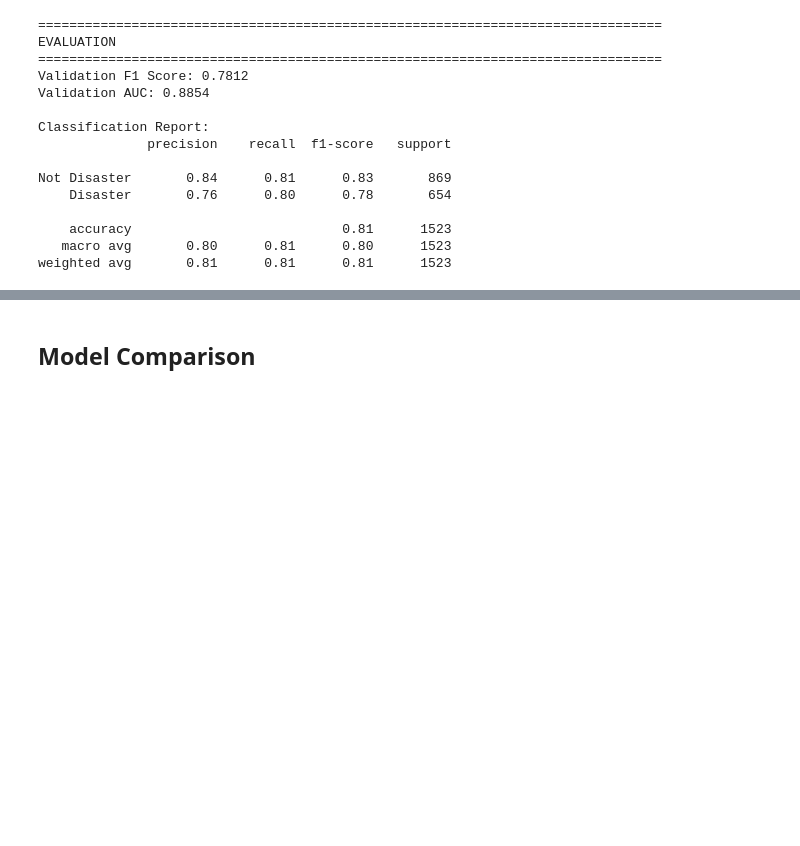
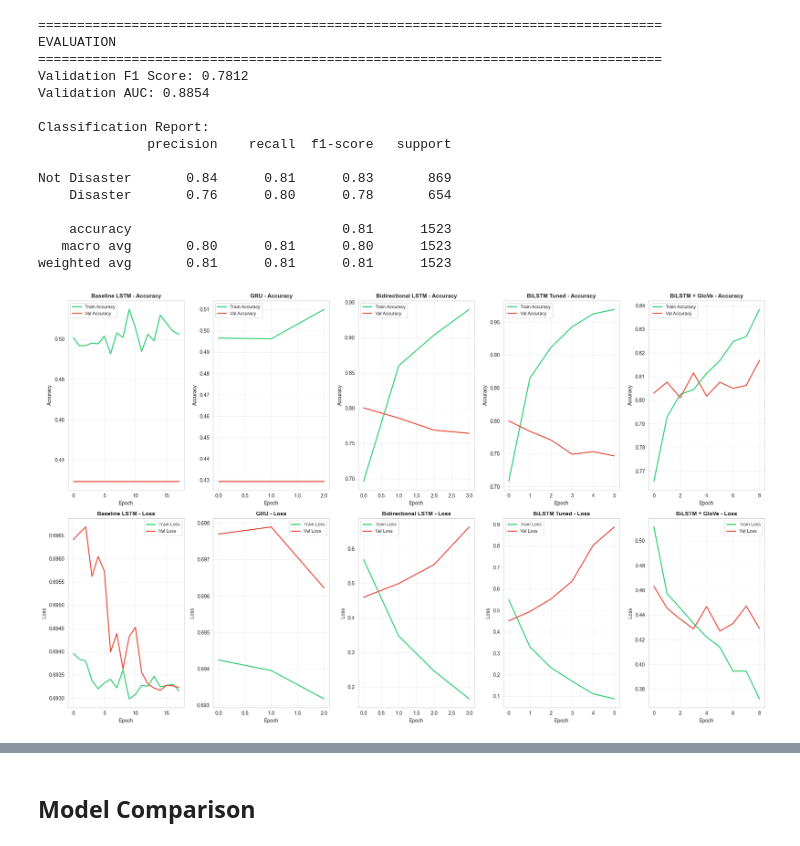
Before and after one commit to trabulium/disaster-tweets-nlp, a Jupyter notebook: disaster_tweets_nlp.ipynb, the cells around one changed output, grey strips where cells are left out. Cells and saved outputs as stored; diff of their text form; code cells hidden in the pictures; blank space fills up the shorter version.

Commit message:
Add results analysis with training curves, model comparison and confusion matrix visualizations

```diff
--- a/disaster_tweets_nlp.ipynb
+++ b/disaster_tweets_nlp.ipynb
@@ -1708,0 +1707,39 @@ weighted avg       0.81      0.81      0.81      1523
+# %%
+# Plot training curves for all models
+fig = plt.figure(figsize=(20, 12))
+
+models_data = [
+    ('Baseline LSTM', history_lstm),
+    ('GRU', history_gru),
+    ('Bidirectional LSTM', history_bilstm),
+    ('BiLSTM Tuned', history_bilstm_tuned),
+    ('BiLSTM + GloVe', history_glove),
+]
+
+# Create 2 rows (accuracy, loss) x 5 columns (one per model)
+for idx, (name, history) in enumerate(models_data):
+    # Accuracy plot (top row)
+    ax_acc = plt.subplot(2, 5, idx + 1)
+    ax_acc.plot(history.history['accuracy'], label='Train Accuracy', linewidth=2, color='#2ecc71')
+    ax_acc.plot(history.history['val_accuracy'], label='Val Accuracy', linewidth=2, color='#e74c3c')
+    ax_acc.set_title(f'{name} - Accuracy', fontweight='bold', fontsize=11)
+    ax_acc.set_xlabel('Epoch', fontsize=10)
+    ax_acc.set_ylabel('Accuracy', fontsize=10)
+    ax_acc.legend(fontsize=9)
+    ax_acc.grid(alpha=0.3)
+
+    # Loss plot (bottom row)
+    ax_loss = plt.subplot(2, 5, idx + 6)
+    ax_loss.plot(history.history['loss'], label='Train Loss', linewidth=2, color='#2ecc71')
+    ax_loss.plot(history.history['val_loss'], label='Val Loss', linewidth=2, color='#e74c3c')
+    ax_loss.set_title(f'{name} - Loss', fontweight='bold', fontsize=11)
+    ax_loss.set_xlabel('Epoch', fontsize=10)
+    ax_loss.set_ylabel('Loss', fontsize=10)
+    ax_loss.legend(fontsize=9)
+    ax_loss.grid(alpha=0.3)
+
+plt.tight_layout()
+plt.savefig('images/training_curves.png', dpi=150, bbox_inches='tight')
+plt.show()
+# %% [output]
+[figure, added]
```
Also changed, not shown: parts of 12 cells of this notebook, 3 other files.
